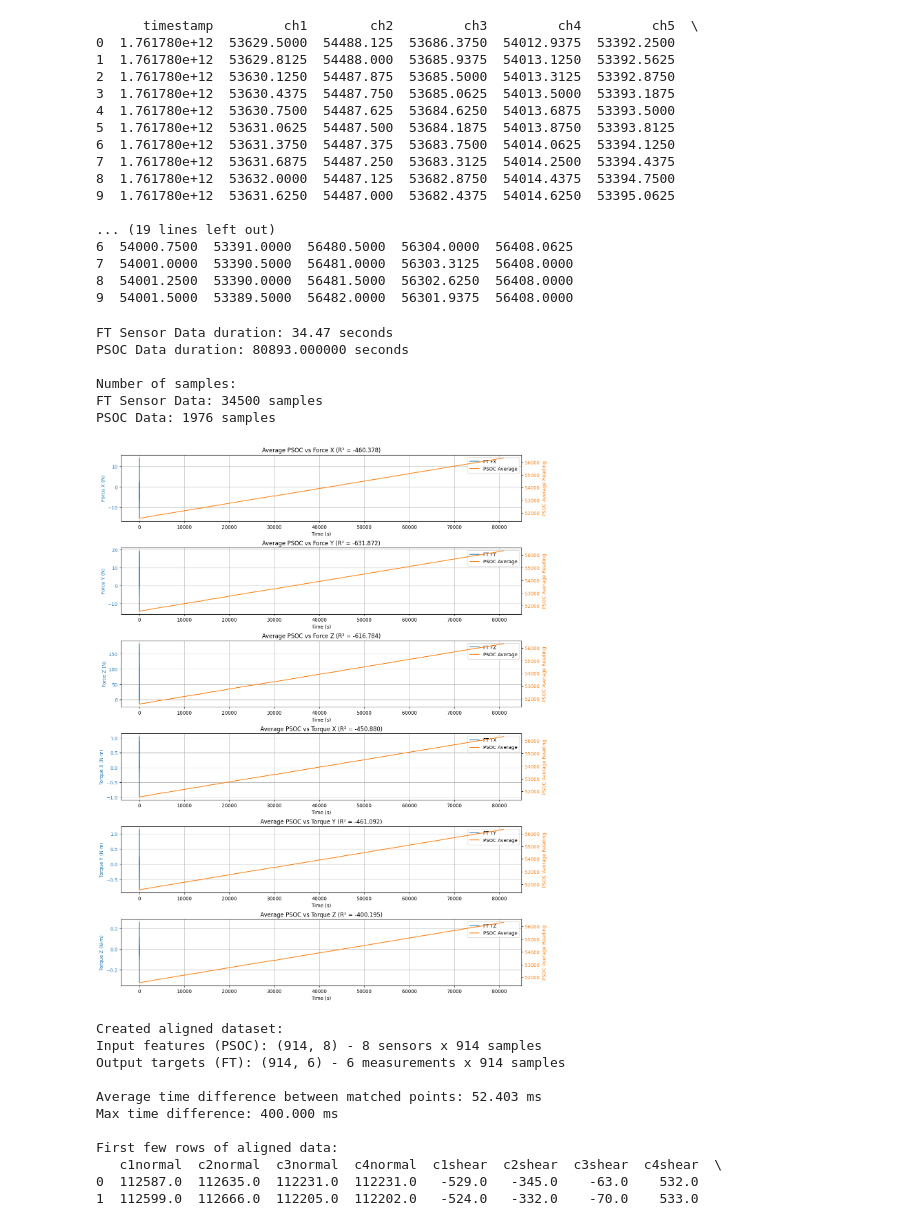
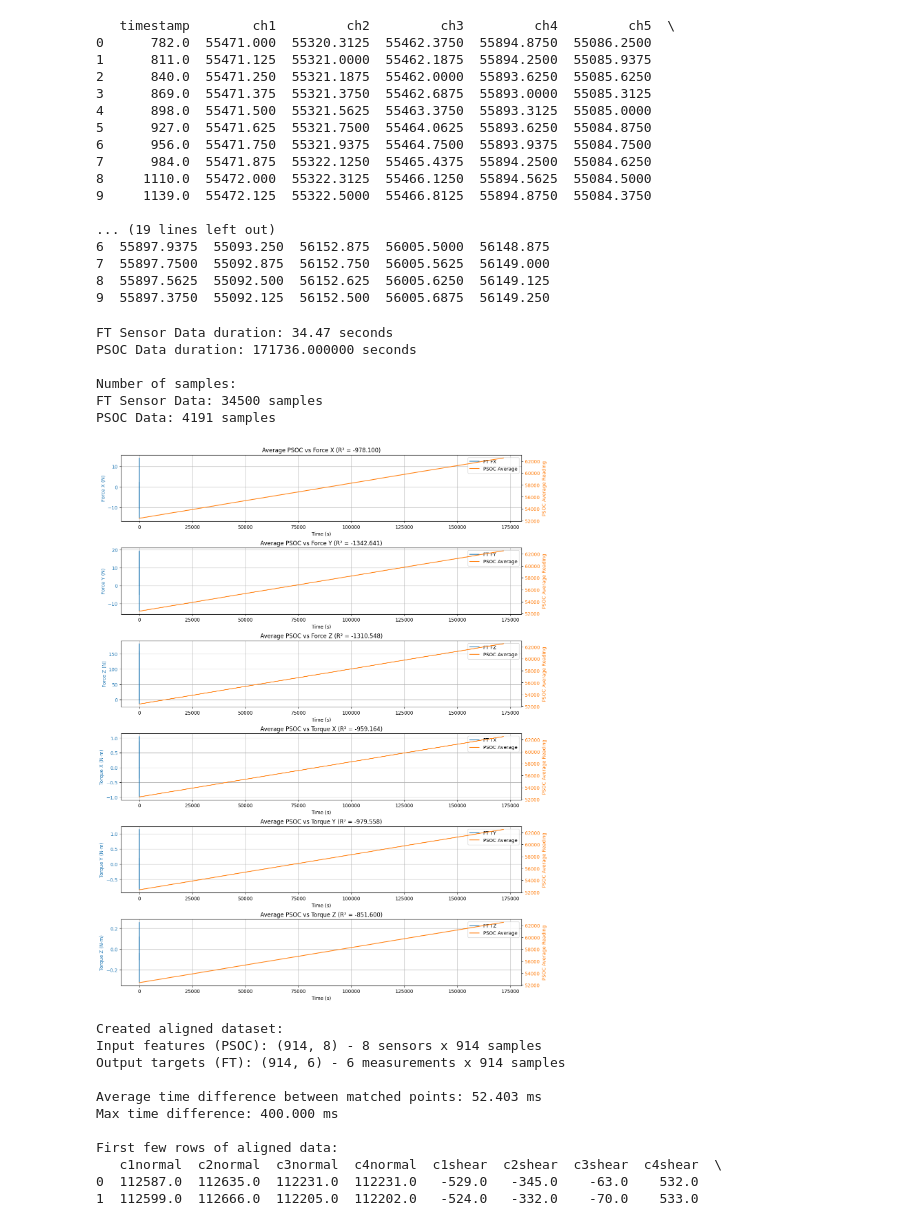
Before and after one commit to ECE382-Team2/ESP_Firmware, a Jupyter notebook: calibration/calibration.ipynb, the cells around one changed output. Saved outputs shown, nothing was run; the diff lists cells and outputs as text; code cells hidden in the pictures.

Commit message:
latest run of calibration code + sensor data

```diff
--- a/calibration/calibration.ipynb
+++ b/calibration/calibration.ipynb
@@ -6,7 +6,7 @@ import numpy as np
 # %%
 # Read the CSV files
 ft_sensor_data = pd.read_csv('ft_sensor_data_20251023_021626.csv')
-psoc_data = pd.read_csv('20251029_182404_Test_data.csv')
+psoc_data = pd.read_csv('20251029_195156__C__Users_Will_miniconda3_shell_condabin_conda-hook.ps1_____conda_activate_base__data.csv')
 
 # Display basic information about the datasets
 print("FT Sensor Data Info:")
@@ -118,25 +118,25 @@ df_psoc.fillna(0.0, inplace=True)
 ##### gets rid of first and last 16 samples #########
 df_psoc = df_psoc.iloc[16:-16].reset_index(drop=True)
 psoc_data = df_psoc.copy()
-print(psoc_data.head(10))
+print(df_psoc.head(10))
 # %% [output]
-      timestamp         ch1        ch2         ch3         ch4         ch5  \
-0  1.761780e+12  53629.5000  54488.125  53686.3750  54012.9375  53392.2500
-1  1.761780e+12  53629.8125  54488.000  53685.9375  54013.1250  53392.5625
-2  1.761780e+12  53630.1250  54487.875  53685.5000  54013.3125  53392.8750
-3  1.761780e+12  53630.4375  54487.750  53685.0625  54013.5000  53393.1875
-4  1.761780e+12  53630.7500  54487.625  53684.6250  54013.6875  53393.5000
-5  1.761780e+12  53631.0625  54487.500  53684.1875  54013.8750  53393.8125
-6  1.761780e+12  53631.3750  54487.375  53683.7500  54014.0625  53394.1250
-7  1.761780e+12  53631.6875  54487.250  53683.3125  54014.2500  53394.4375
-8  1.761780e+12  53632.0000  54487.125  53682.8750  54014.4375  53394.7500
-9  1.761780e+12  53631.6250  54487.000  53682.4375  54014.6250  53395.0625
+   timestamp        ch1         ch2         ch3         ch4         ch5  \
+0      782.0  55471.000  55320.3125  55462.3750  55894.8750  55086.2500
+1      811.0  55471.125  55321.0000  55462.1875  55894.2500  55085.9375
+2      840.0  55471.250  55321.1875  55462.0000  55893.6250  55085.6250
+3      869.0  55471.375  55321.3750  55462.6875  55893.0000  55085.3125
+4      898.0  55471.500  55321.5625  55463.3750  55893.3125  55085.0000
+5      927.0  55471.625  55321.7500  55464.0625  55893.6250  55084.8750
+6      956.0  55471.750  55321.9375  55464.7500  55893.9375  55084.7500
+7      984.0  55471.875  55322.1250  55465.4375  55894.2500  55084.6250
+8     1110.0  55472.000  55322.3125  55466.1250  55894.5625  55084.5000
+9     1139.0  55472.125  55322.5000  55466.8125  55894.8750  55084.3750
 
 ... (19 lines left out)
-6  54000.7500  53391.0000  56480.5000  56304.0000  56408.0625
-7  54001.0000  53390.5000  56481.0000  56303.3125  56408.0000
-8  54001.2500  53390.0000  56481.5000  56302.6250  56408.0000
-9  54001.5000  53389.5000  56482.0000  56301.9375  56408.0000
+6  55897.9375  55093.250  56152.875  56005.5000  56148.875
+7  55897.7500  55092.875  56152.750  56005.5625  56149.000
+8  55897.5625  55092.500  56152.625  56005.6250  56149.125
+9  55897.3750  55092.125  56152.500  56005.6875  56149.250
 # %%
 
 # Normalize timestamps by making them relative to start time
@@ -168,14 +168,14 @@ print(f"FT Sensor Data: {len(ft_sensor_data)} samples")
 print(f"PSOC Data: {len(psoc_data)} samples")
 # %% [output]
 FT Sensor Data duration: 34.47 seconds
-PSOC Data duration: 80893.000000 seconds
+PSOC Data duration: 171736.000000 seconds
 
 Number of samples:
 FT Sensor Data: 34500 samples
-PSOC Data: 1976 samples
+PSOC Data: 4191 samples
 # %%
 # Calculate average of c1normal through c4normal
-psoc_data['avg_normal'] = psoc_data.mean(axis=1)
+psoc_data['avg_normal'] = psoc_data['ch1']
 
 # Function to calculate R-squared
 def calculate_r2(y_true, y_pred):
@@ -212,34 +212,34 @@ for idx, (title, ft_col, ylabel) in enumerate(plot_data):
     # Create second y-axis and plot PSOC data
     ax2 = ax1.twinx()
     ax2.set_ylabel('PSOC Average Reading', color='tab:orange')
 
     line2 = ax2.plot(psoc_data['timestamp'], psoc_data['avg_normal'],
                      color='tab:orange', label='PSOC Average')
     ax2.tick_params(axis='y', labelcolor='tab:orange')
 
     # Calculate R-squared
     # First interpolate FT sensor data to match PSOC timestamps
     ft_interp = np.interp(psoc_data['timestamp'],
                          ft_sensor_data['timestamp'],
                          ft_sensor_data[ft_col])
 
     # Scale both signals to 0-1 range for fair R-squared comparison
     ft_scaled = (ft_interp - ft_interp.min()) / (ft_interp.max() - ft_interp.min())
     psoc_scaled = (psoc_data['avg_normal'] - psoc_data['avg_normal'].min()) / \
                  (psoc_data['avg_normal'].max() - psoc_data['avg_normal'].min())
 
     r2 = calculate_r2(ft_scaled, psoc_scaled)
 
     # Add title with R-squared and combine legends
     ax1.set_title(f"{title} (R² = {r2:.3f})")
     lines = line1 + line2
     labels = [l.get_label() for l in lines]
     ax1.grid(True)
     ax1.legend(lines, labels, loc='upper right')
 
 plt.tight_layout()  # Adjust layout to prevent label overlap
 # %% [output]
-[figure, old version]
+[figure, new version]
 # %%
 # Map PSOC data (8 inputs) to FT sensor data (6 outputs) by finding closest timestamps
 # PSOC inputs: c1normal, c2normal, c3normal, c4normal, c1shear, c2shear, c3shear, c4shear
```
Also changed, not shown: parts of 1 cell of this notebook, 1 other file.
